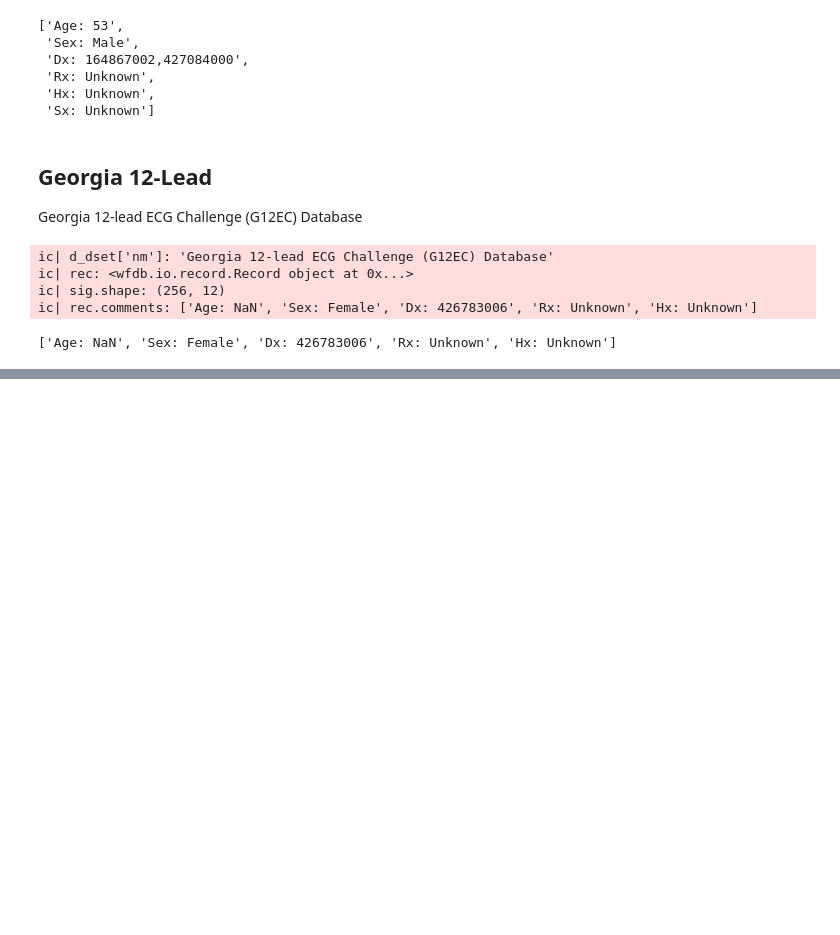
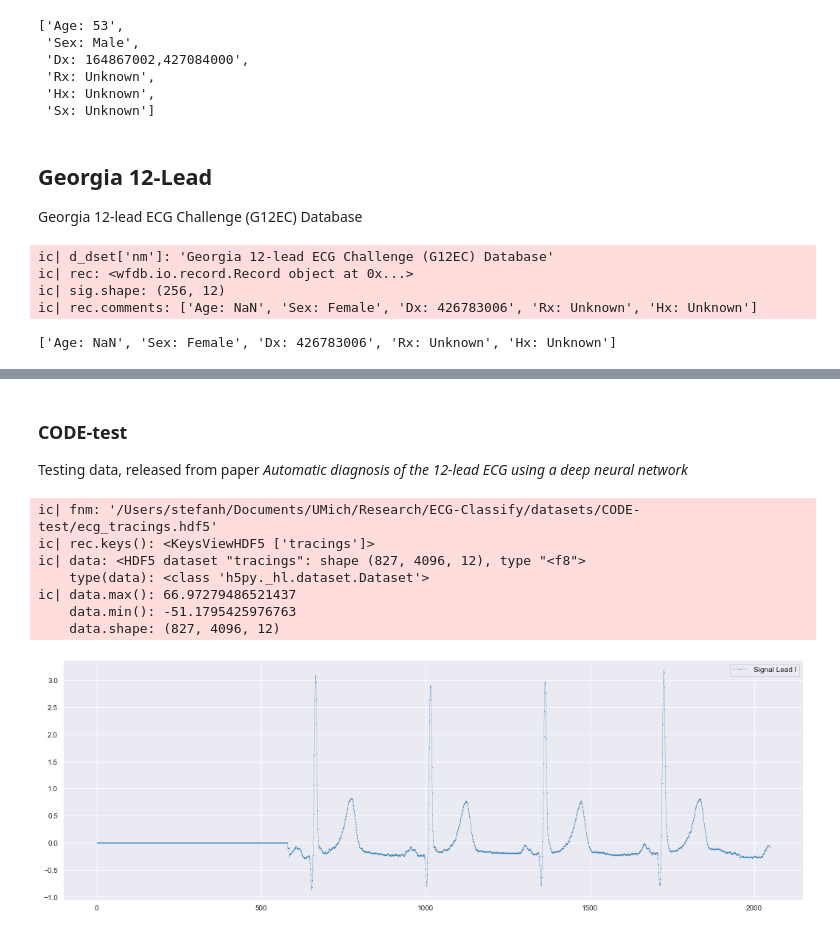
Before and after one commit to StefanHeng/ECG-Representation-Learning, a Jupyter notebook: Data_Processing/explore_dataset.ipynb, the cells around one changed output, grey strips where cells are left out. Drawn from its saved outputs; the diff is of its cells as text; code cells hidden in the pictures; blank space fills up the shorter version.

```diff
--- a/Data_Processing/explore_dataset.ipynb
+++ b/Data_Processing/explore_dataset.ipynb
@@ -331,0 +487,25 @@ ic| rec.comments: ['Age: NaN', 'Sex: Female', 'Dx: 426783006', 'Rx: Unknown', 'H
+# %% [markdown]
+### CODE-test
+Testing data, released from paper *Automatic diagnosis of the 12-lead ECG using a deep neural network*
+# %%
+dnm = 'CODE_TEST'
+fnm = get_rec_paths(dnm)[0]
+ic(fnm)
+
+rec = h5py.File(fnm, 'r')
+ic(rec.keys())
+data = rec['tracings']
+ic(data, type(data))
+data = data[:]
+ic(data.max(), data.min(), data.shape)
+
+plot_single(data[0, :2048, 0], label='Lead I')
+# %% [output]
+ic| fnm: '/Users/stefanh/Documents/UMich/Research/ECG-Classify/datasets/CODE-test/ecg_tracings.hdf5'
+ic| rec.keys(): <KeysViewHDF5 ['tracings']>
+ic| data: <HDF5 dataset "tracings": shape (827, 4096, 12), type "<f8">
+    type(data): <class 'h5py._hl.dataset.Dataset'>
+ic| data.max(): 66.97279486521437
+    data.min(): -51.1795425976763
+    data.shape: (827, 4096, 12)
+[figure, added]
```
Also changed, not shown: parts of 17 cells of this notebook, 5 other files.
